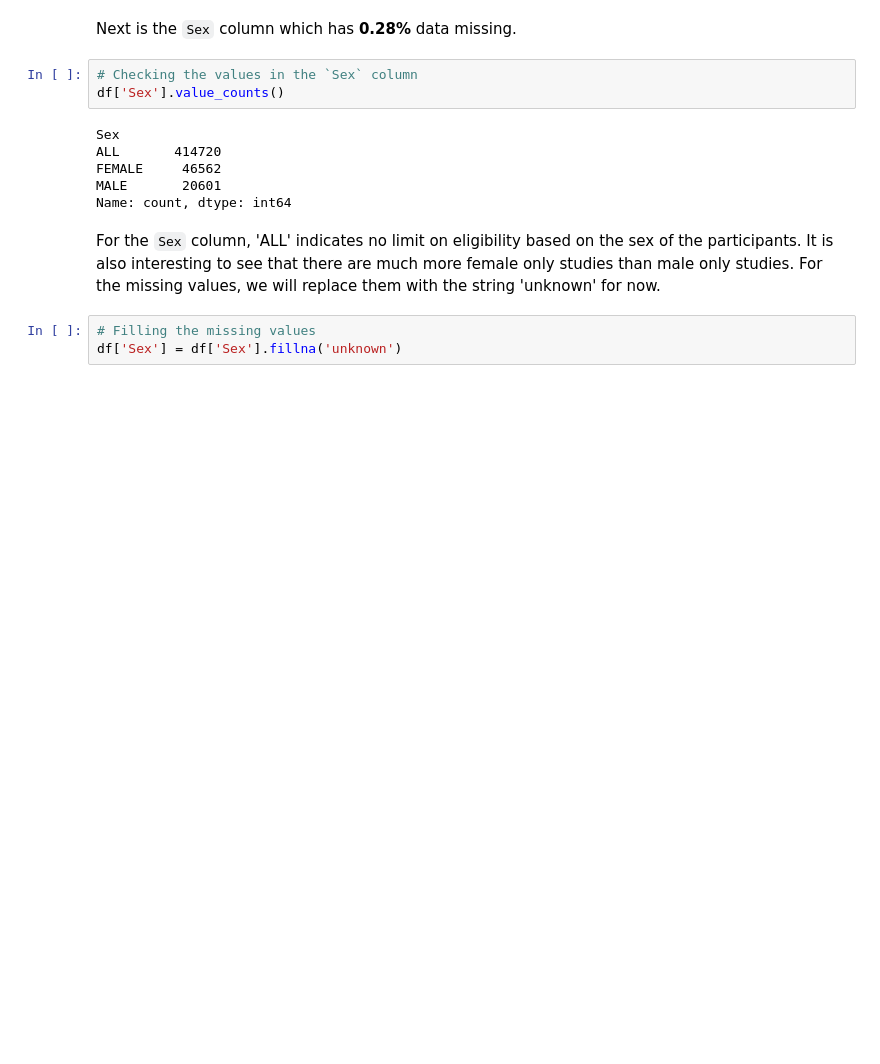
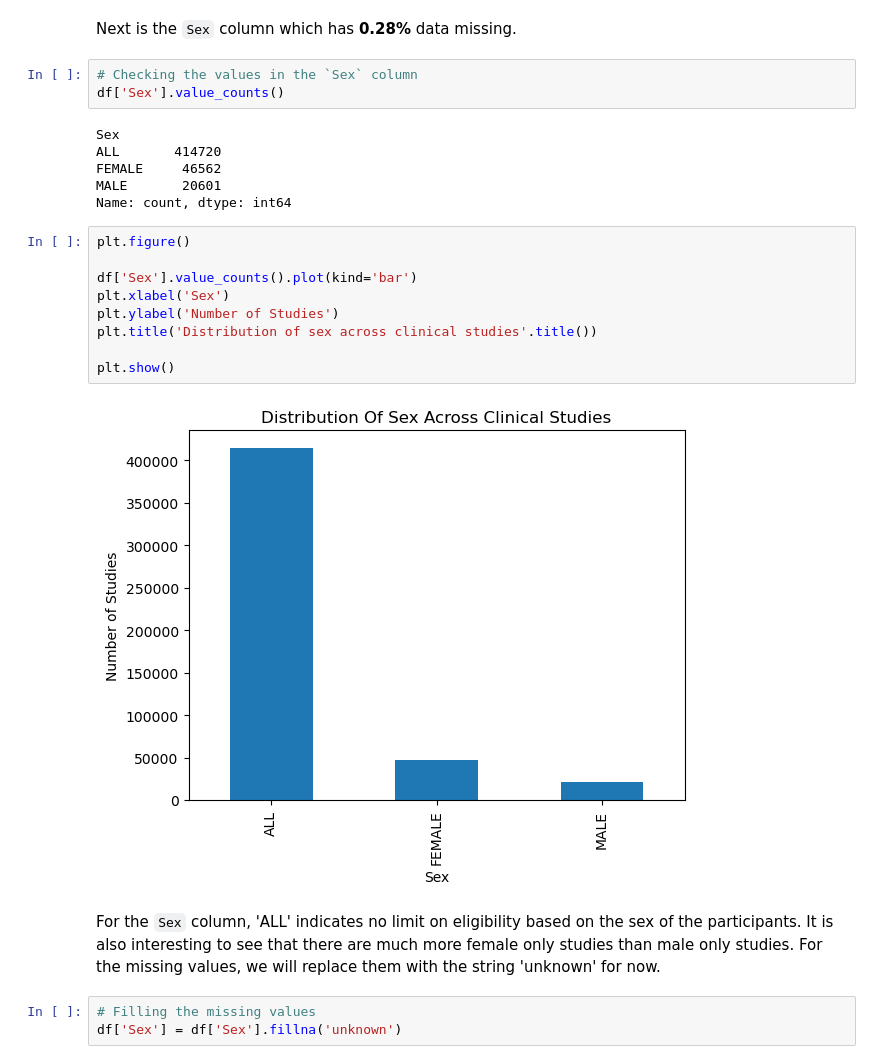
Before and after one commit to clem21chan/Clinical_Trials_Capstone, a Jupyter notebook: Notebooks/Capstone_Project.ipynb, the cells around one changed output. Cells and saved outputs as stored; diff of their text form; blank space fills up the shorter version.

```diff
--- a/Notebooks/Capstone_Project.ipynb
+++ b/Notebooks/Capstone_Project.ipynb
@@ -908,6 +928,17 @@ ALL       414720
 FEMALE     46562
 MALE       20601
 Name: count, dtype: int64
+# %%
+plt.figure()
+
+df['Sex'].value_counts().plot(kind='bar')
+plt.xlabel('Sex')
+plt.ylabel('Number of Studies')
+plt.title('Distribution of sex across clinical studies'.title())
+
+plt.show()
+# %% [output]
+[figure, added]
 # %% [markdown]
 For the `Sex` column, 'ALL' indicates no limit on eligibility based on the sex of the participants. It is also interesting to see that there are much more female only studies than male only studies. For the missing values, we will replace them with the string 'unknown' for now.
 # %%
```
Also changed, not shown: parts of 23 cells of this notebook.
